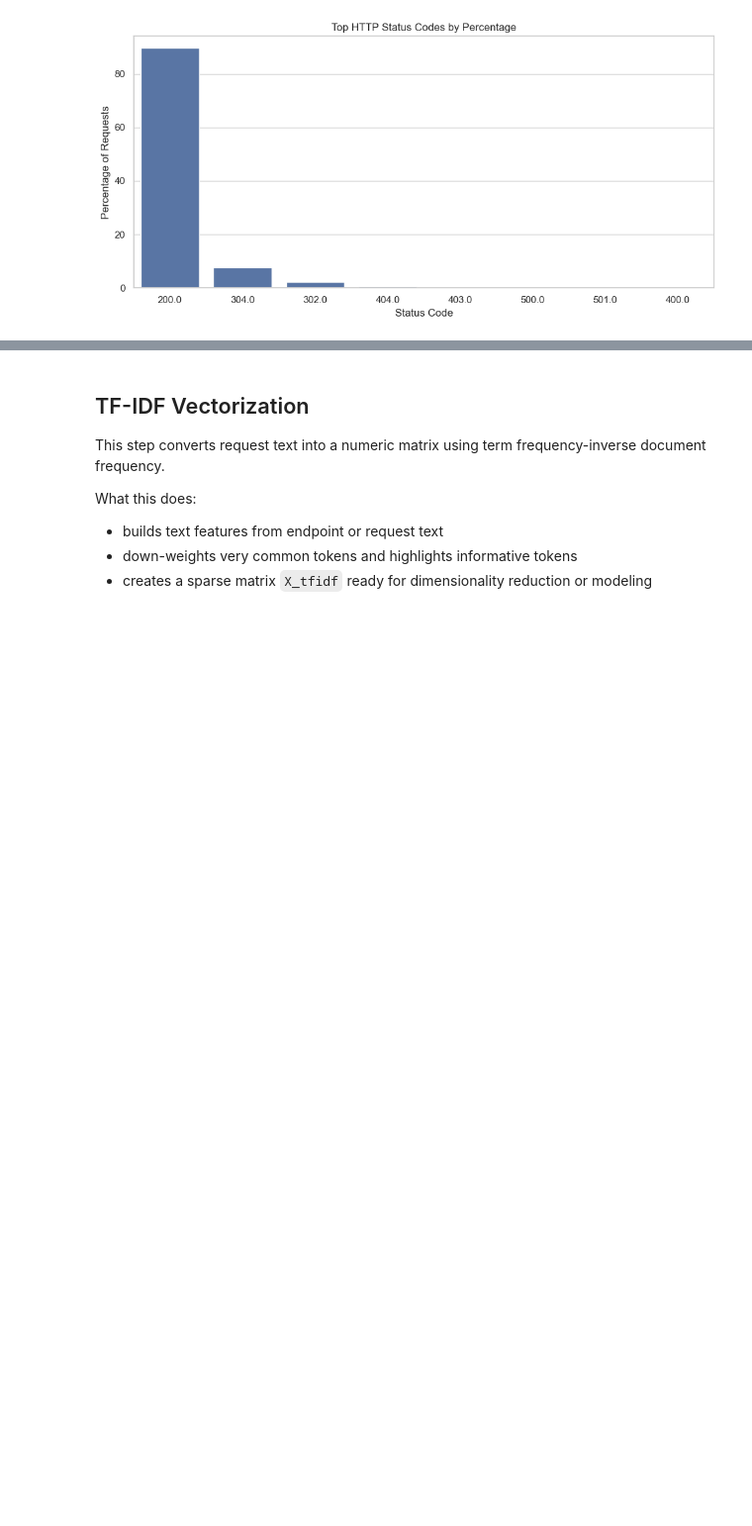
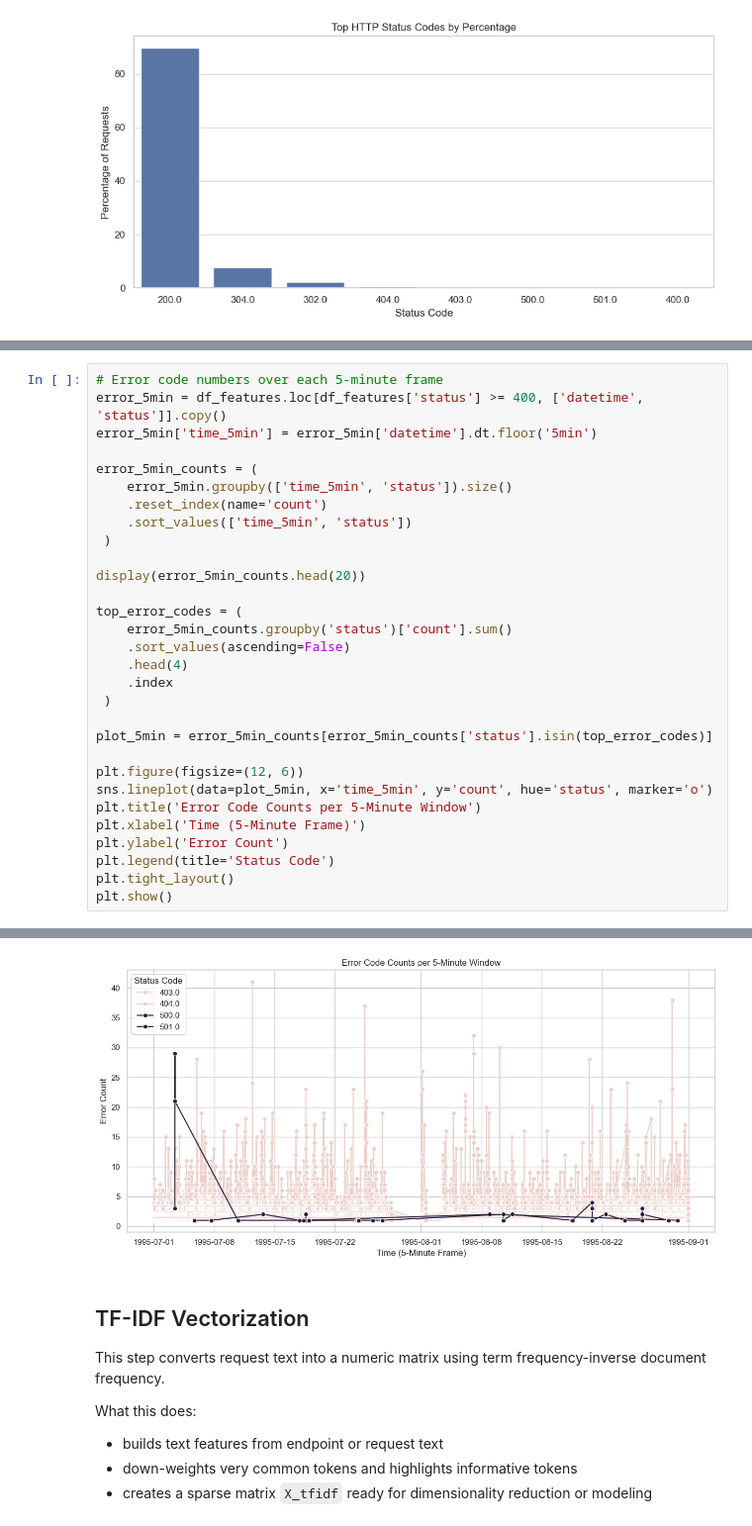
Before and after one commit to sidqian123/log-ml, a Jupyter notebook: notebooks/01_nasa_logs_feature_extract.ipynb, the cells around one changed output, grey strips where cells are left out. Shown at 99% size. Drawn from its saved outputs; the diff is of its cells as text; blank space fills up the shorter version.

```diff
--- a/notebooks/01_nasa_logs_feature_extract.ipynb
+++ b/notebooks/01_nasa_logs_feature_extract.ipynb
@@ -155,0 +161,31 @@ plt.show()
+# %%
+# Error code numbers over each 5-minute frame
+error_5min = df_features.loc[df_features['status'] >= 400, ['datetime', 'status']].copy()
+error_5min['time_5min'] = error_5min['datetime'].dt.floor('5min')
+
+error_5min_counts = (
+    error_5min.groupby(['time_5min', 'status']).size()
+    .reset_index(name='count')
+    .sort_values(['time_5min', 'status'])
+ )
+
+display(error_5min_counts.head(20))
+
+top_error_codes = (
+    error_5min_counts.groupby('status')['count'].sum()
+    .sort_values(ascending=False)
+    .head(4)
+    .index
+ )
+
+plot_5min = error_5min_counts[error_5min_counts['status'].isin(top_error_codes)]
+
+plt.figure(figsize=(12, 6))
+sns.lineplot(data=plot_5min, x='time_5min', y='count', hue='status', marker='o')
+plt.title('Error Code Counts per 5-Minute Window')
+plt.xlabel('Time (5-Minute Frame)')
+plt.ylabel('Error Count')
+plt.legend(title='Status Code')
+plt.tight_layout()
+plt.show()
+# %% [output]
@@ -156,3 +209,4 @@ plt.show()
+[figure, added]
 # %% [markdown]
 ## TF-IDF Vectorization
 This step converts request text into a numeric matrix using term frequency-inverse document frequency.
```
Also changed, not shown: parts of 2 cells of this notebook, 3 other files.
